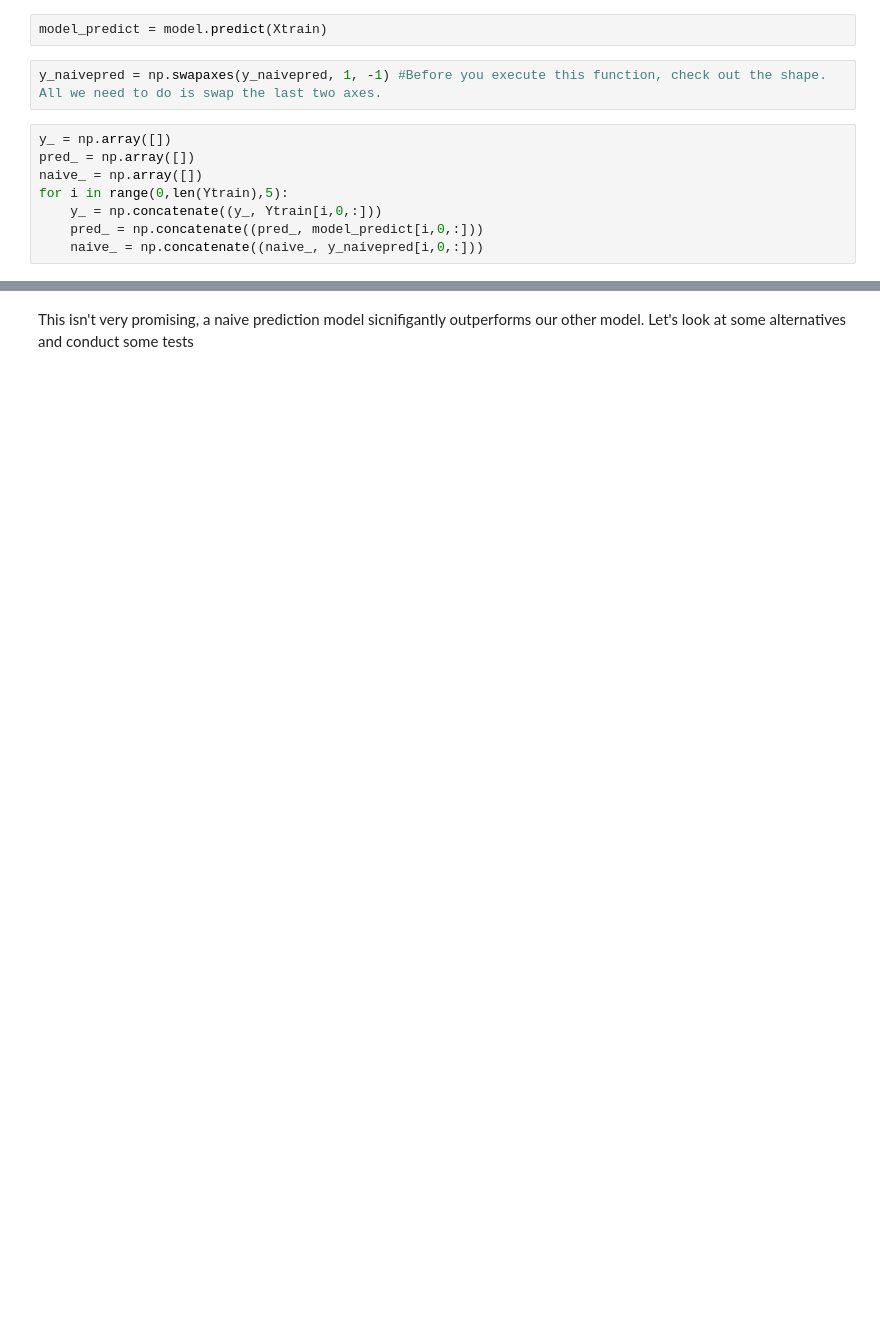
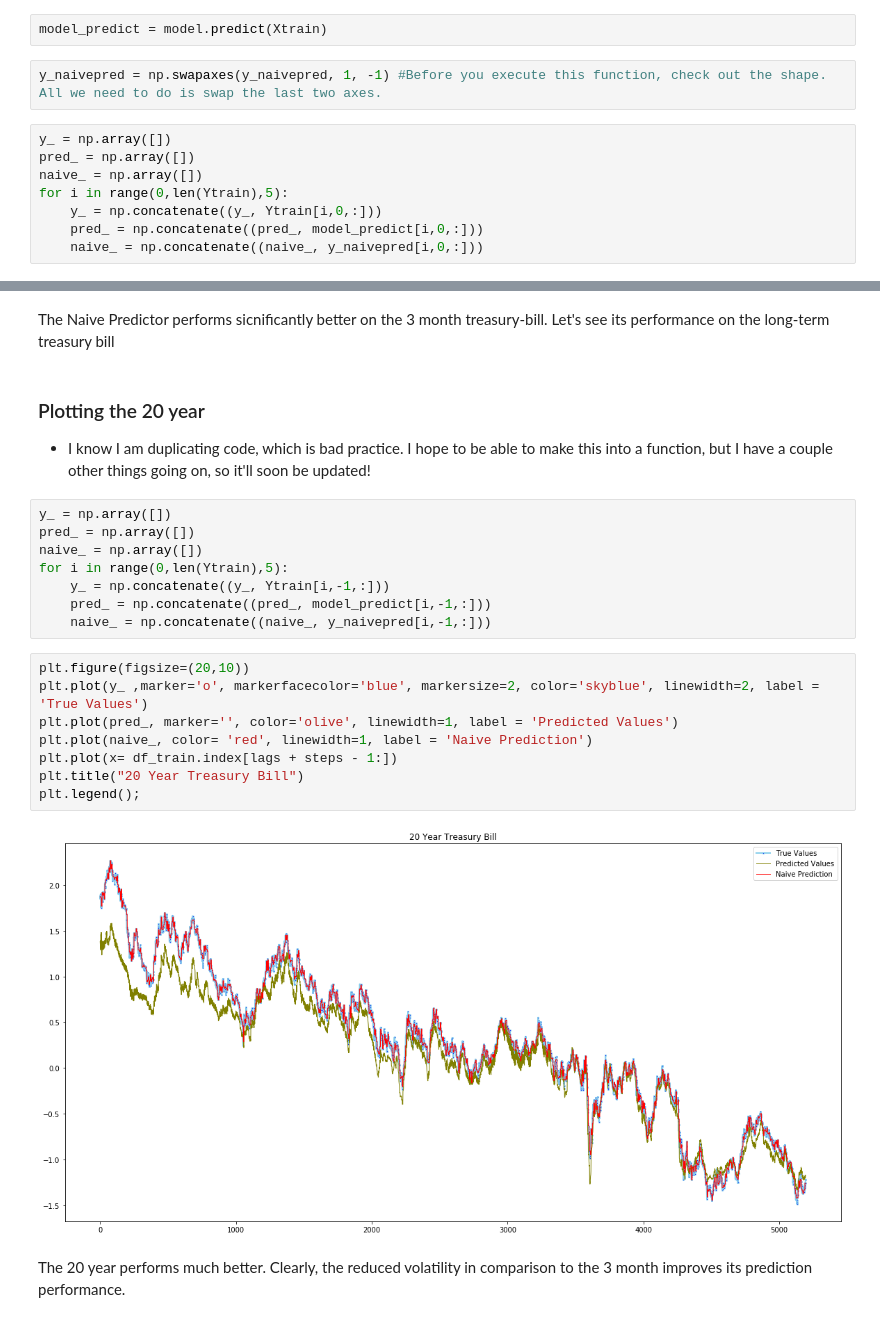
Before and after one commit to NicholasOgawa/EconML, a Jupyter notebook: CreditSpreads.ipynb, the cells around one changed output, grey strips where cells are left out. Drawn from its saved outputs; the diff is of its cells as text; blank space fills up the shorter version.

Commit message:
Added plot of the 10 year, more explanation

```diff
--- a/CreditSpreads.ipynb
+++ b/CreditSpreads.ipynb
@@ -633,2 +611,25 @@ array(['1994-07-28T00:00:00.000000000', '1994-07-29T00:00:00.000000000',
-# %% [markdown]
-This isn't very promising, a naive prediction model sicnifigantly outperforms our other model. Let's look at some alternatives and conduct some tests
+# %% [markdown]
+The Naive Predictor performs sicnificantly better on the 3 month treasury-bill. Let's see its performance on the long-term treasury bill
+# %% [markdown]
+### Plotting the 20 year
+- I know I am duplicating code, which is bad practice. I hope to be able to make this into a function, but I have a couple other things going on, so it'll soon be updated!
+# %%
+y_ = np.array([])
+pred_ = np.array([])
+naive_ = np.array([])
+for i in range(0,len(Ytrain),5):
+    y_ = np.concatenate((y_, Ytrain[i,-1,:]))
+    pred_ = np.concatenate((pred_, model_predict[i,-1,:]))
+    naive_ = np.concatenate((naive_, y_naivepred[i,-1,:]))
+# %%
+plt.figure(figsize=(20,10))
+plt.plot(y_ ,marker='o', markerfacecolor='blue', markersize=2, color='skyblue', linewidth=2, label = 'True Values')
+plt.plot(pred_, marker='', color='olive', linewidth=1, label = 'Predicted Values')
+plt.plot(naive_, color= 'red', linewidth=1, label = 'Naive Prediction')
+plt.plot(x= df_train.index[lags + steps - 1:])
+plt.title("20 Year Treasury Bill")
+plt.legend();
+# %% [output]
+[figure, added]
+# %% [markdown]
+The 20 year performs much better. Clearly, the reduced volatility in comparison to the 3 month improves its prediction performance.
```
Also changed, not shown: parts of 23 cells of this notebook.
